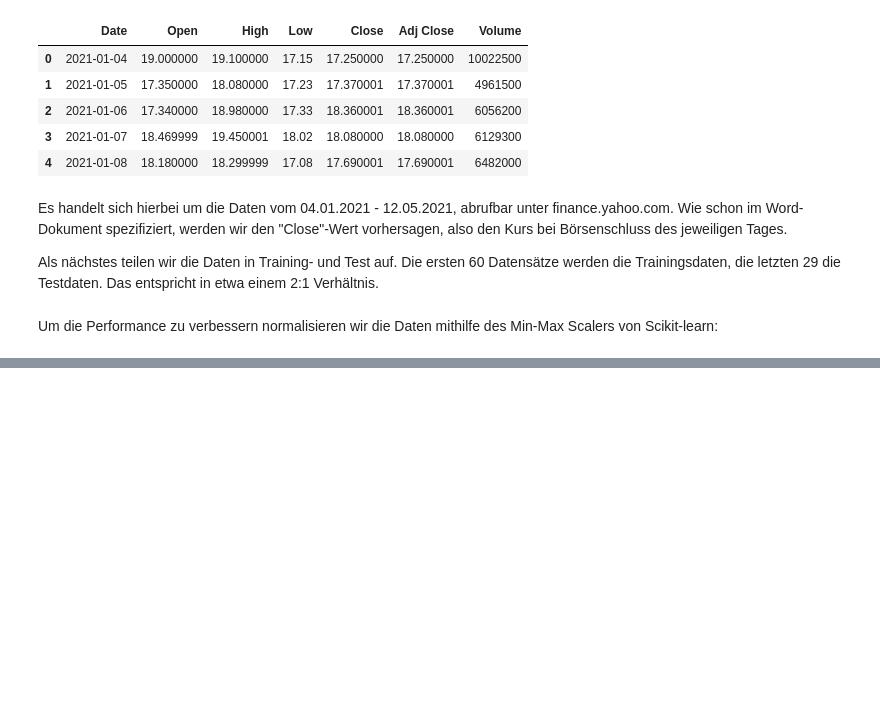
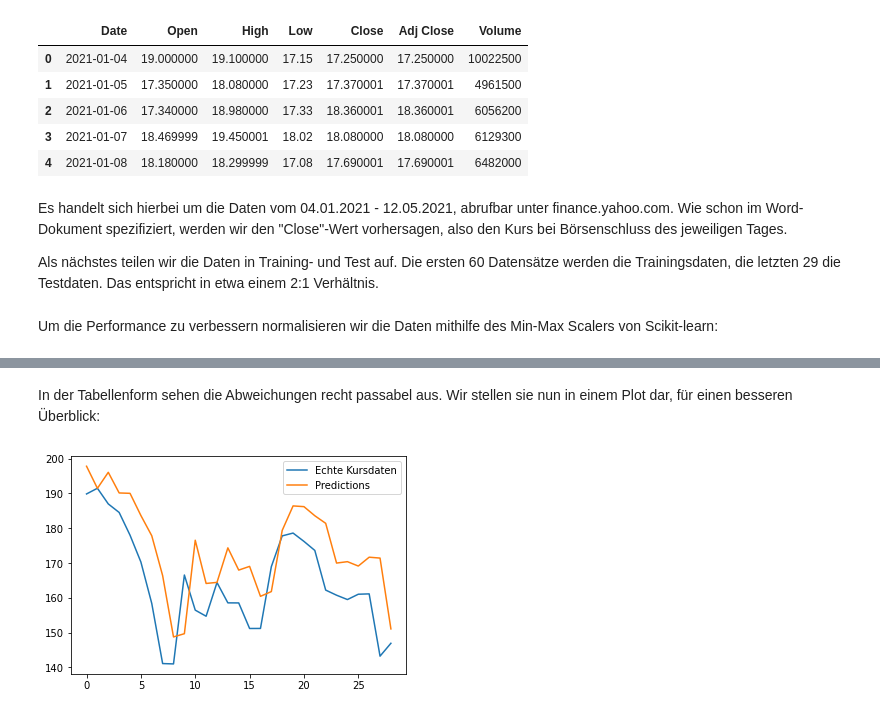
Before and after one commit to Emixeras/gameStopStockPrediction, a Jupyter notebook: notebooks/rnn_prediction_in_python.ipynb, the cells around one changed output, grey strips where cells are left out. Cells and saved outputs as stored; diff of their text form; code cells hidden in the pictures; blank space fills up the shorter version.

```diff
--- a/notebooks/rnn_prediction_in_python.ipynb
+++ b/notebooks/rnn_prediction_in_python.ipynb
@@ -67,6 +72,5 @@ Um die Performance zu verbessern normalisieren wir die Daten mithilfe des Min-Ma
 from sklearn.preprocessing import MinMaxScaler
 normalizer = MinMaxScaler(feature_range=(0, 1))
 train_data_normalized = normalizer.fit_transform(train_data)
-test_data_normalized = normalizer.fit_transform(test_data)
 # %% [markdown]
 Als nächstes werden die Trainingsdaten vorbereitet. Für ein LSTM benötigen wir einen
@@ -86,10 +94,11 @@ Unten sieht man beispielhaft anhand von Sample 1 und 2 wie die Inputs aufgebaut
 # %%
+batch_size = 5
 import numpy as np
 X_train = []
 y_train = []
-for i in range(10, 60):
-    X_train.append(train_data_normalized[i-10:i, 0])
-    y_train.append(train_data_normalized[i,0])
+for i in range(batch_size, train_threshold):
+    X_train.append(train_data_normalized[i-batch_size:i, 0:1])
+    y_train.append(train_data_normalized[i,0:1])
 X_train = np.array(X_train)
 y_train = np.array(y_train)
 
@@ -159,0 +245,11 @@ Epoch 100/100
+# %%
+inputs = df.iloc[:, 4:5]
+inputs = inputs[len(inputs) - len(test_data) - batch_size:].values
+inputs = inputs.reshape(-1, 1)
+inputs = normalizer.transform(inputs)
+
+X_test = []
+for i in range(batch_size, len(inputs)):
+    X_test.append(inputs[i - batch_size:i, 0])
+X_test = np.array(X_test)
+X_test = np.reshape(X_test, (X_test.shape[0], X_test.shape[1], 1))
@@ -159,0 +259,7 @@ Epoch 100/100
+# %%
+predicted_stock_price = model.predict(X_test)
+
+predicted_stock_price = normalizer.inverse_transform(predicted_stock_price)
+
+for i in range(len(predicted_stock_price)):
+    print("Timestep=%d, Predicted=%f, Actual=%f" % (i+1, predicted_stock_price[i], test_data[i]))
@@ -159,0 +284,12 @@ Epoch 100/100
+# %% [markdown]
+In der Tabellenform sehen die Abweichungen recht passabel aus. Wir stellen
+sie nun in einem Plot dar, für einen besseren Überblick:
+# %%
+from matplotlib import pyplot
+
+pyplot.plot(test_data, label="Echte Kursdaten")
+pyplot.plot(predicted_stock_price, label="Predictions")
+pyplot.legend()
+pyplot.show()
+# %% [output]
+[figure, added]
```
Also changed, not shown: parts of 21 cells of this notebook, 12 other files.
